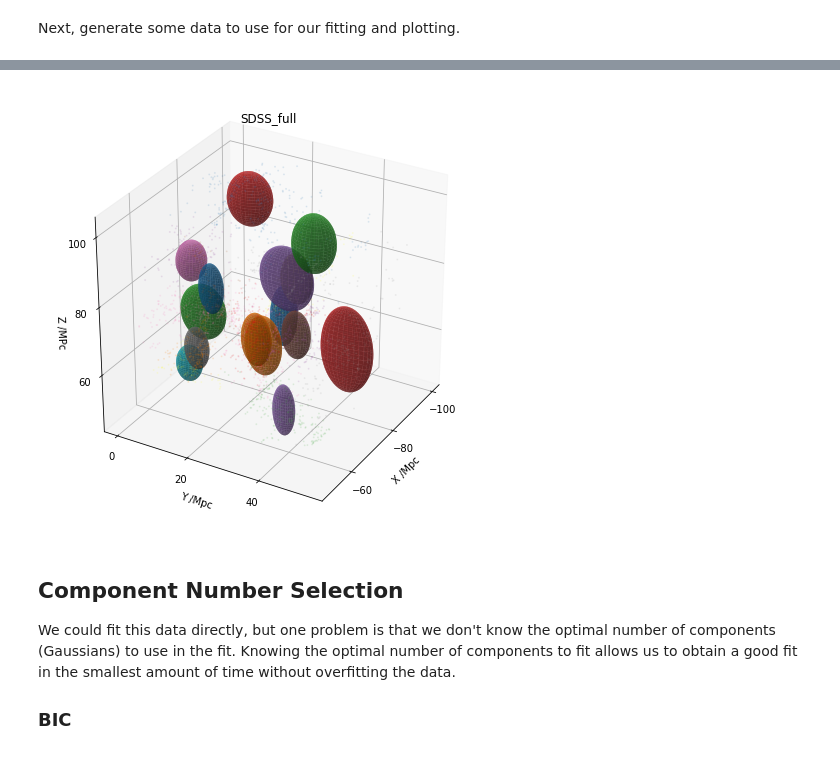
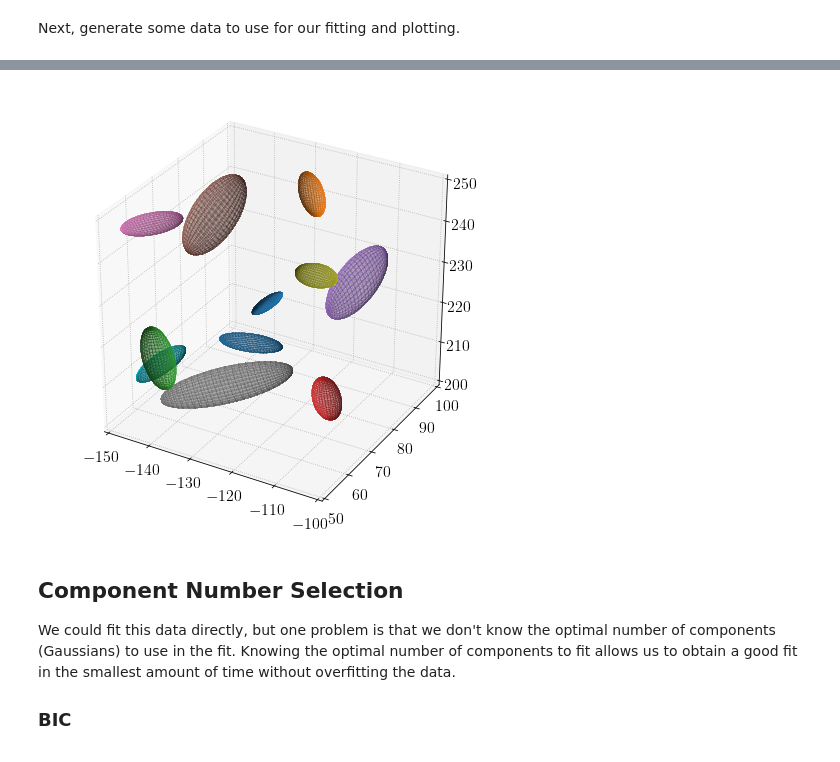
Before and after one commit to umikanero/XDGMM, a Jupyter notebook: SDSS/SDSS.ipynb, the cells around one changed output, grey strips where cells are left out. Saved outputs shown, nothing was run; the diff lists cells and outputs as text; code cells hidden in the pictures.

```diff
--- a/SDSS/SDSS.ipynb
+++ b/SDSS/SDSS.ipynb
@@ -26,16 +28,21 @@ warnings.filterwarnings('ignore')
 # %% [markdown]
 Next, generate some data to use for our fitting and plotting.
 # %%
-A=np.load("/Users/mahaixia/SDSS_GMM/SDSS_DR7_3D.npz")
-DATA = np.array(A['a1'])
+A=np.load("/Users/mahaixia/SDSS_GMM/SDSStest_xyz.npz")
+points = A['arr_0']
+points = points[0,:]
+print(points)
 
-points = DATA[np.where((DATA[:,0]<=-50)&(DATA[:,0]>=-100)
-                        &(DATA[:,1]<=50)&(DATA[:,1]>=0)
-                        &(DATA[:,2]<=100)&(DATA[:,2]>=50))]
-np.savetxt("SDSS_test.txt", points)
+B=np.load("/Users/mahaixia/SDSS_GMM/SDSStest_radec.npz")
+radec_data = B['arr_0']
+radec_data = radec_data[0,:]
+np.savetxt("SDSStest_radec.txt", radec_data, fmt=' '.join(['%i'] + ['%1.5f']*3))
 
 fig = plt.figure(figsize=(8, 8))
 axes = fig.add_subplot(111, projection='3d')
+axes.set_zlim3d(200, 250)
+axes.set_xlim3d(-150, -100)
+axes.set_ylim3d(50, 100)
 axes.scatter(points[:,0], points[:,1], points[:,2], s = 2.0, alpha = 0.5)
 
 Xerr = np.zeros(points.shape + points.shape[-1:])
@@ -44,14 +90,26 @@ Xerr = np.zeros(points.shape + points.shape[-1:])
 # %%
 from sklearn.mixture import GaussianMixture
 import visualization
 
-gmm = GaussianMixture(n_components= 15, covariance_type='full')
+n_components= 11
+gmm = GaussianMixture(n_components, covariance_type='full')
 gmm.fit(points)
 
 index = gmm.predict(points)
-visualization.visualize_3d_gmm(points, gmm.weights_, gmm.means_.T, gmm.covariances_, type = 'full', index = index) #.T 矩阵转置
+# visualization.visualize_3d_gmm(points, gmm.weights_, gmm.means_.T, gmm.covariances_, type = 'full', index = index) #.T 矩阵转置
+figsk = plt.figure(figsize=(8, 8))
+axessk = figsk.add_subplot(111, projection='3d')
+axessk.set_zlim3d(200, 250)
+axessk.set_xlim3d(-150, -100)
+axessk.set_ylim3d(50, 100)
+
+for i in range(n_components):
+    covariances = gmm.covariances_[i][:3, :3]
+    v, u = np.linalg.eigh(covariances)
+    r = np.sqrt(v)
+    plot_sphere(gmm.weights_[i], gmm.means_.T[:3,i], r, u, ax=axessk)
 # %% [output]
-[figure, old version]
+[figure, new version]
 # %% [markdown]
 ## Component Number Selection
 
```
Also changed, not shown: parts of 10 cells of this notebook, 18 other files.
